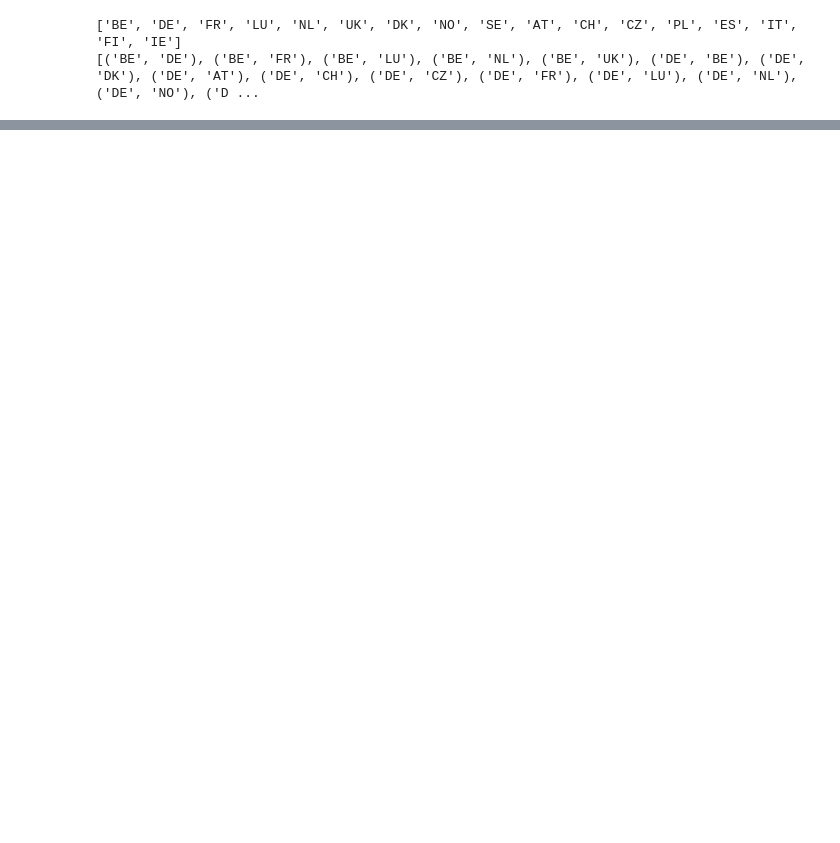
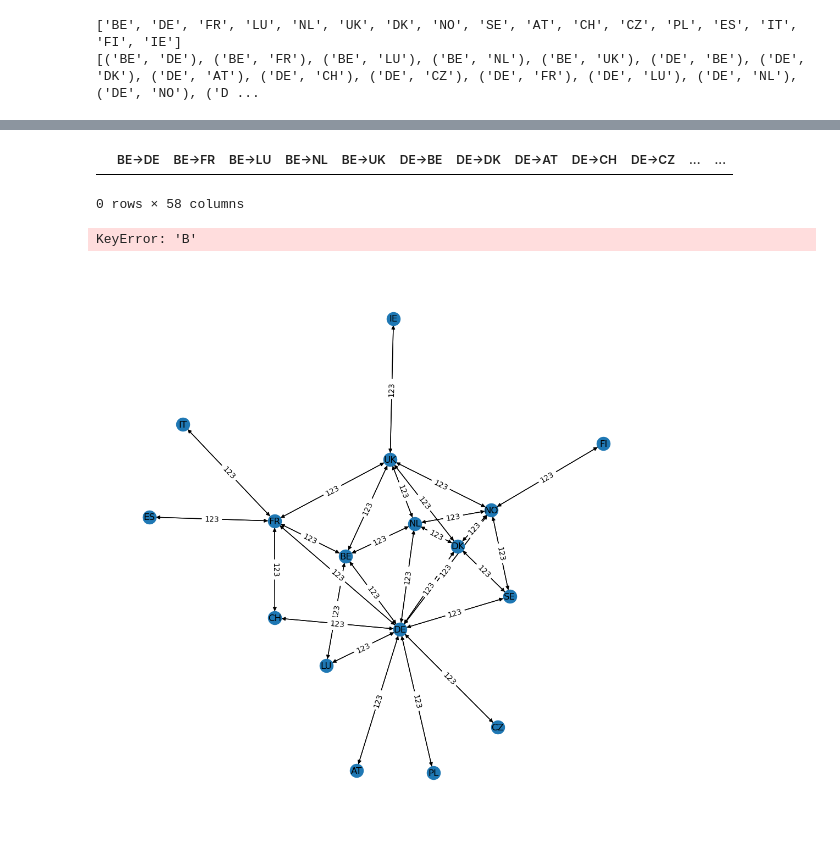
Before and after one commit to LemuelKL/eu-interconnectors, a Jupyter notebook: gnn.ipynb, the cells around one changed output, grey strips where cells are left out. Saved outputs shown, nothing was run; the diff lists cells and outputs as text; code cells hidden in the pictures; blank space fills up the shorter version.

```diff
--- a/gnn.ipynb
+++ b/gnn.ipynb
@@ -136,0 +120,15 @@ plt.show()
+# %%
+dfs = {}
+for edge in G.edges():
+    country1 = edge[0]
+    country2 = edge[1]
+    filename = (
+        "data/flow/" + country1 + "_" + country2 + "_202304010000-202311010000.csv"
+    )
+    dfs[f"{country1}->{country2}"] = pd.read_csv(filename, index_col=0)
+# %%
+# Combine all dataframes into one, where individual dataframes have column 'quantity'
+df = pd.concat(dfs, axis=1)
+# Remove the multiindex column names
+df.columns = df.columns.droplevel(1)
+df
@@ -136,0 +149,7 @@ plt.show()
+# %%
+# Drop rows that have NaN values
+df = df.dropna()
+df
+# %% [output]
+|  | BE->DE | BE->FR | BE->LU | BE->NL | BE->UK | DE->BE | DE->DK | DE->AT | DE->CH | DE->CZ | ... | ... |
+0 rows × 58 columns
@@ -136,0 +158,15 @@ plt.show()
+# %%
+for edge, df in dfs.items():
+    G[edge[0]][edge[1]]["flow"] = 123
+# %% [output]
+KeyError: 'B'
+# %%
+# Draw graph
+plt.figure(figsize=(10, 10))
+pos = nx.spring_layout(G)
+nx.draw(G, pos, with_labels=True)
+edge_labels = nx.get_edge_attributes(G, "flow")
+nx.draw_networkx_edge_labels(G, pos, edge_labels=edge_labels)
+plt.show()
+# %% [output]
+[figure, added]
```
Also changed, not shown: parts of 5 cells of this notebook.
